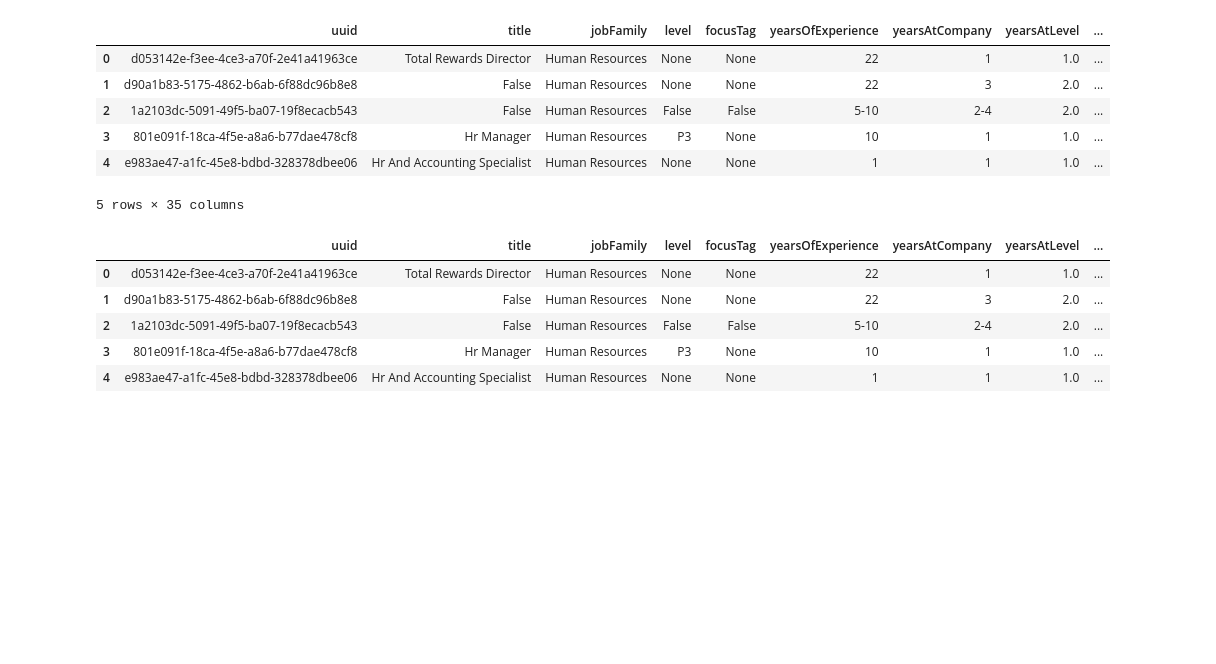
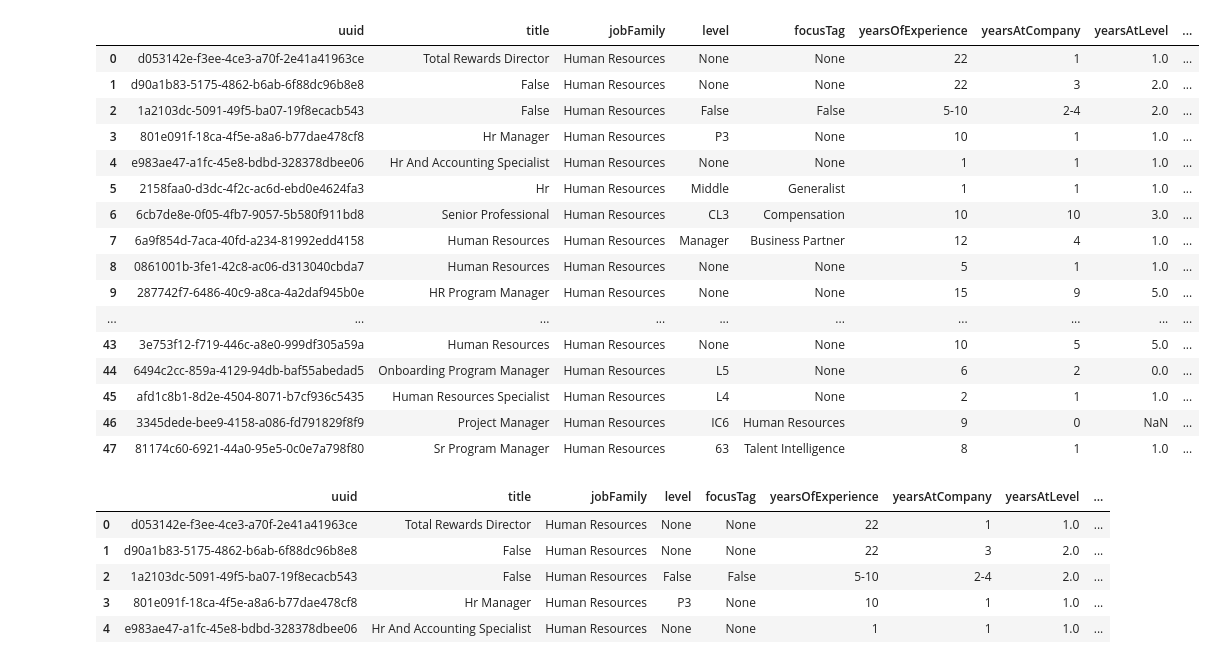
Before and after one commit to David800823/Data_Analyst_Job, a Jupyter notebook: JSON_Reading.ipynb, the cells around one changed output. Cells and saved outputs as stored; diff of their text form; code cells hidden in the pictures; blank space fills up the shorter version.

```diff
--- a/JSON_Reading.ipynb
+++ b/JSON_Reading.ipynb
@@ -1,28 +1,38 @@
 # %%
 import pandas as pd
 import json
 
 # Read the JSON file into a string
 with open('response_003a2491-9384-11ed-80a6-890591dec723.json') as f:
     json_string = f.read()
 
 # Parse the JSON string into a Python object
 data = json.loads(json_string)
 
 # Convert the Python object into a pandas DataFrame
 df = pd.read_json('response_003a2491-9384-11ed-80a6-890591dec723.json')
 
 df = pd.json_normalize(data, record_path =['rows'])
 
-df.head()
+df
 # %% [output]
 |  | uuid | title | jobFamily | level | focusTag | yearsOfExperience | yearsAtCompany | yearsAtLevel | ... |
 | 0 | d053142e-f3ee-4ce3-a70f-2e41a41963ce | Total Rewards Director | Human Resources | None | None | 22 | 1 | 1.0 | ... |
 | 1 | d90a1b83-5175-4862-b6ab-6f88dc96b8e8 | False | Human Resources | None | None | 22 | 3 | 2.0 | ... |
 | 2 | 1a2103dc-5091-49f5-ba07-19f8ecacb543 | False | Human Resources | False | False | 5-10 | 2-4 | 2.0 | ... |
 | 3 | 801e091f-18ca-4f5e-a8a6-b77dae478cf8 | Hr Manager | Human Resources | P3 | None | 10 | 1 | 1.0 | ... |
 | 4 | e983ae47-a1fc-45e8-bdbd-328378dbee06 | Hr And Accounting Specialist | Human Resources | None | None | 1 | 1 | 1.0 | ... |
+| 5 | 2158faa0-d3dc-4f2c-ac6d-ebd0e4624fa3 | Hr | Human Resources | Middle | Generalist | 1 | 1 | 1.0 | ... |
+| 6 | 6cb7de8e-0f05-4fb7-9057-5b580f911bd8 | Senior Professional | Human Resources | CL3 | Compensation | 10 | 10 | 3.0 | ... |
+| 7 | 6a9f854d-7aca-40fd-a234-81992edd4158 | Human Resources | Human Resources | Manager | Business Partner | 12 | 4 | 1.0 | ... |
+| 8 | 0861001b-3fe1-42c8-ac06-d313040cbda7 | Human Resources | Human Resources | None | None | 5 | 1 | 1.0 | ... |
+| 9 | 287742f7-6486-40c9-a8ca-4a2daf945b0e | HR Program Manager | Human Resources | None | None | 15 | 9 | 5.0 | ... |
+| ... | ... | ... | ... | ... | ... | ... | ... | ... | ... |
+| 43 | 3e753f12-f719-446c-a8e0-999df305a59a | Human Resources | Human Resources | None | None | 10 | 5 | 5.0 | ... |
+| 44 | 6494c2cc-859a-4129-94db-baf55abedad5 | Onboarding Program Manager | Human Resources | L5 | None | 6 | 2 | 0.0 | ... |
+| 45 | afd1c8b1-8d2e-4504-8071-b7cf936c5435 | Human Resources Specialist | Human Resources | L4 | None | 2 | 1 | 1.0 | ... |
+| 46 | 3345dede-bee9-4158-a086-fd791829f8f9 | Project Manager | Human Resources | IC6 | Human Resources | 9 | 0 | NaN | ... |
+| 47 | 81174c60-6921-44a0-95e5-0c0e7a798f80 | Sr Program Manager | Human Resources | 63 | Talent Intelligence | 8 | 1 | 1.0 | ... |
-5 rows × 35 columns
 # %%
 pd.set_option('display.max_columns', None)
 # %%
```
Also changed, not shown: 1 other file.
